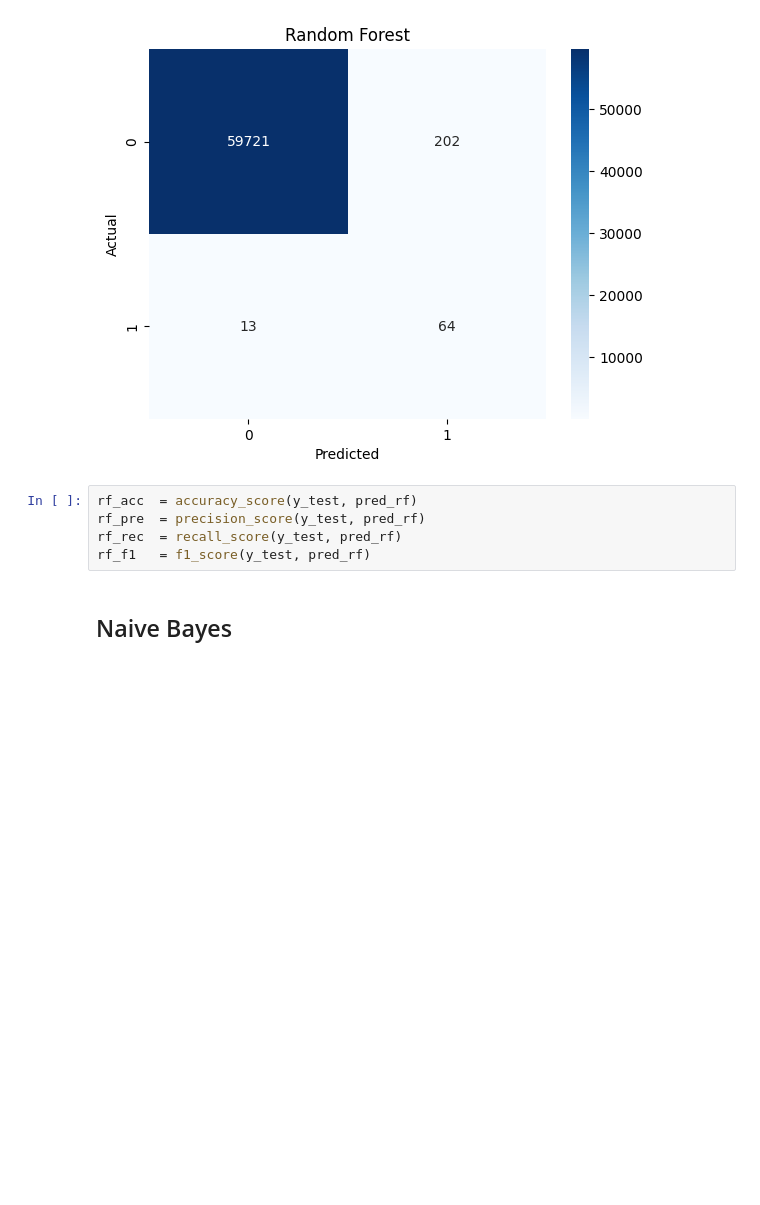
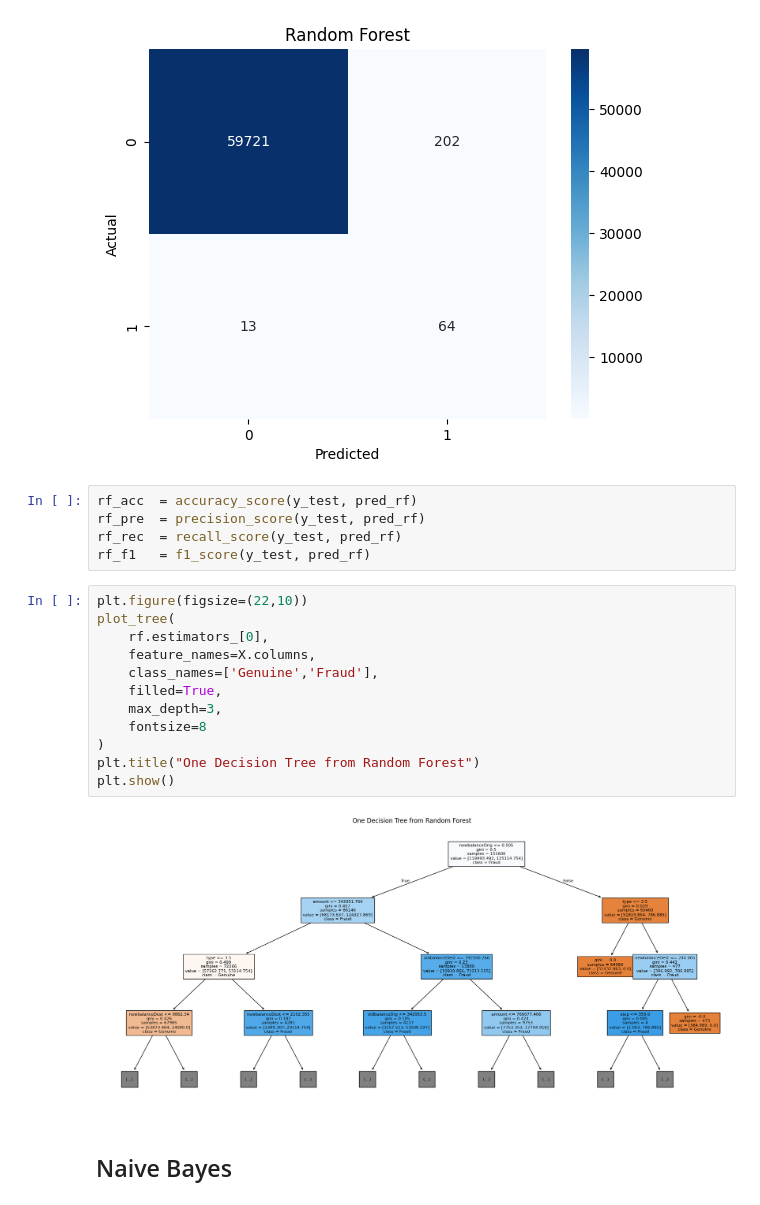
Before and after one commit to ranjanvrma/fraud-detection, a Jupyter notebook: notebook/fraud-detection.ipynb, the cells around one changed output. Saved outputs shown, nothing was run; the diff lists cells and outputs as text; blank space fills up the shorter version.

```diff
--- a/notebook/fraud-detection.ipynb
+++ b/notebook/fraud-detection.ipynb
@@ -326,6 +358,20 @@ rf_acc  = accuracy_score(y_test, pred_rf)
 rf_pre  = precision_score(y_test, pred_rf)
 rf_rec  = recall_score(y_test, pred_rf)
 rf_f1   = f1_score(y_test, pred_rf)
+# %%
+plt.figure(figsize=(22,10))
+plot_tree(
+    rf.estimators_[0],
+    feature_names=X.columns,
+    class_names=['Genuine','Fraud'],
+    filled=True,
+    max_depth=3,
+    fontsize=8
+)
+plt.title("One Decision Tree from Random Forest")
+plt.show()
+# %% [output]
+[figure, added]
 # %% [markdown]
 ## Naive Bayes
 # %%
```
Also changed, not shown: parts of 5 cells of this notebook.
